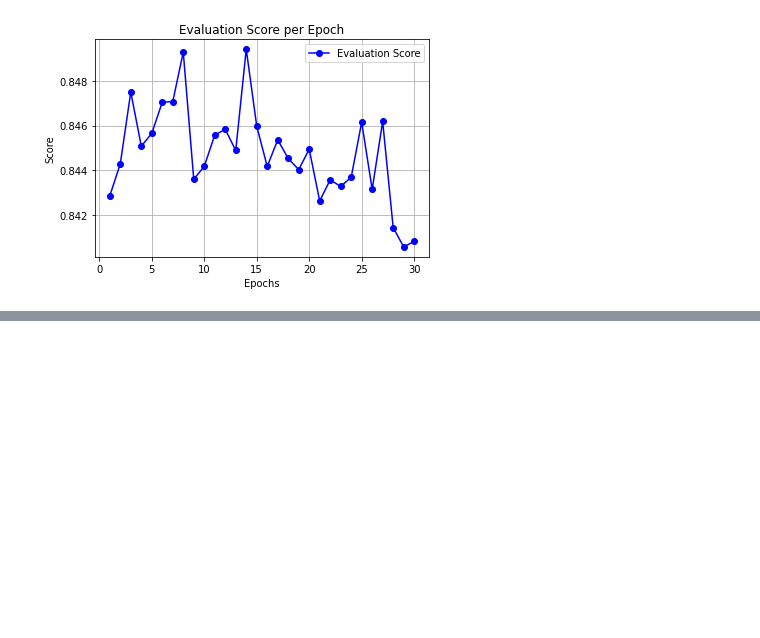
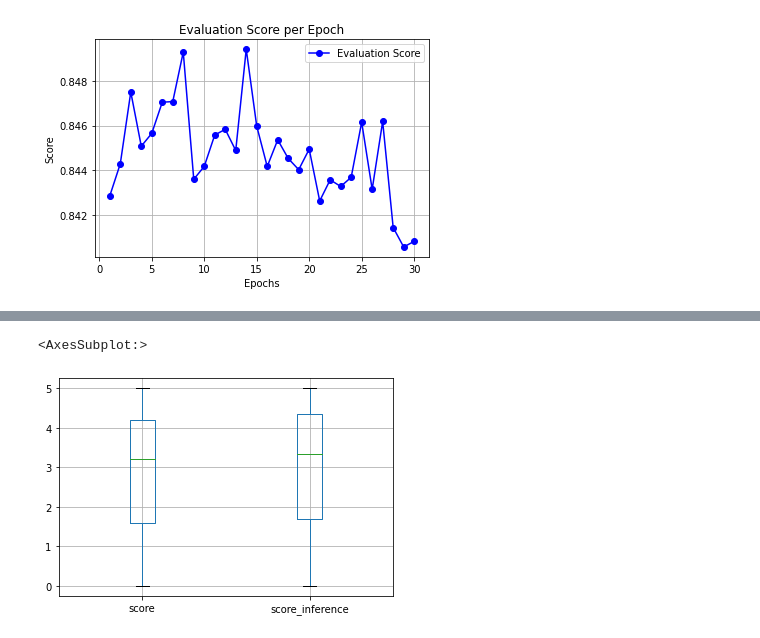
Before and after one commit to chilldenaya/refresh-bert, a Jupyter notebook: scripts/train_sbert.ipynb, the cells around one changed output, grey strips where cells are left out. Saved outputs shown, nothing was run; the diff lists cells and outputs as text; code cells hidden in the pictures; blank space fills up the shorter version.

```diff
--- a/scripts/train_sbert.ipynb
+++ b/scripts/train_sbert.ipynb
@@ -358,0 +463,5 @@ plt.show()
+# %%
+df.boxplot(column=["score", "score_inference"])
+# %% [output]
+<AxesSubplot:>
+[figure, added]
```
Also changed, not shown: parts of 12 cells of this notebook, 1 other file.
